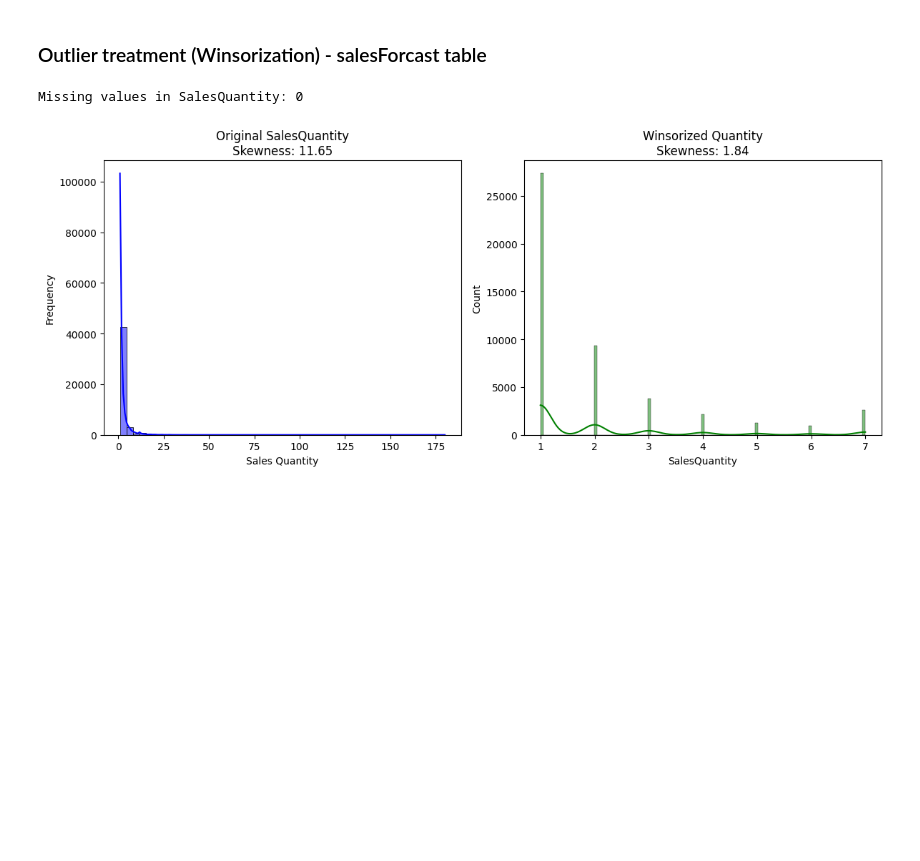
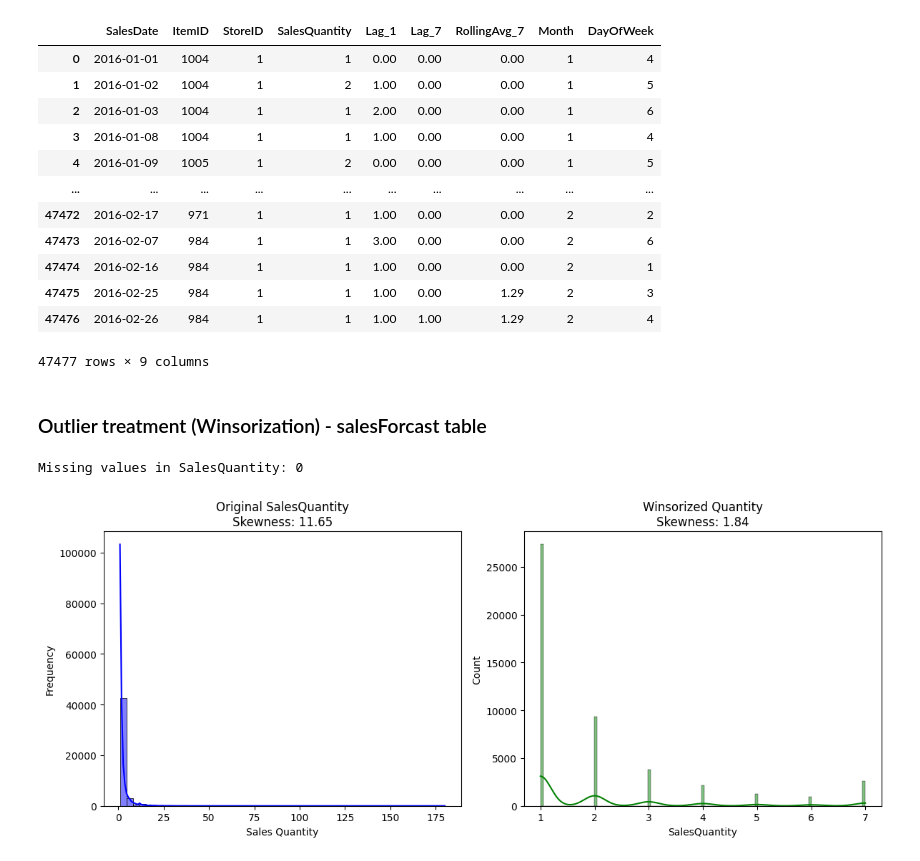
Before and after one commit to BeardedSeal77/MLG382_CYO_Project, a Jupyter notebook: Notebooks/DataPrep/Data_outlier_treatment.ipynb, the cells around one changed output. Cells and saved outputs as stored; diff of their text form; code cells hidden in the pictures; blank space fills up the shorter version.

Commit message:
Initial sales forecast model

```diff
--- a/Notebooks/DataPrep/Data_outlier_treatment.ipynb
+++ b/Notebooks/DataPrep/Data_outlier_treatment.ipynb
@@ -1,18 +1,34 @@
 # %%
 import pandas as pd
 import numpy as np
 from scipy.stats.mstats import winsorize
 import matplotlib.pyplot as plt
 import seaborn as sns
 
 # Set display options
 pd.set_option('display.max_columns', None)
 pd.set_option('display.width', 1000)
 pd.set_option('display.float_format', '{:.2f}'.format)
 
 # Load the datasets
 leadTime = pd.read_csv('../../Data/Prepped/lead_time_data.csv')
 salesForecast = pd.read_csv('../../Data/Prepped/sales_forecast_data.csv')
+
+salesForecast
+# %% [output]
+|  | SalesDate | ItemID | StoreID | SalesQuantity | Lag_1 | Lag_7 | RollingAvg_7 | Month | DayOfWeek |
+| 0 | 2016-01-01 | 1004 | 1 | 1 | 0.00 | 0.00 | 0.00 | 1 | 4 |
+| 1 | 2016-01-02 | 1004 | 1 | 2 | 1.00 | 0.00 | 0.00 | 1 | 5 |
+| 2 | 2016-01-03 | 1004 | 1 | 1 | 2.00 | 0.00 | 0.00 | 1 | 6 |
+| 3 | 2016-01-08 | 1004 | 1 | 1 | 1.00 | 0.00 | 0.00 | 1 | 4 |
+| 4 | 2016-01-09 | 1005 | 1 | 2 | 0.00 | 0.00 | 0.00 | 1 | 5 |
+| ... | ... | ... | ... | ... | ... | ... | ... | ... | ... |
+| 47472 | 2016-02-17 | 971 | 1 | 1 | 1.00 | 0.00 | 0.00 | 2 | 2 |
+| 47473 | 2016-02-07 | 984 | 1 | 1 | 3.00 | 0.00 | 0.00 | 2 | 6 |
+| 47474 | 2016-02-16 | 984 | 1 | 1 | 1.00 | 0.00 | 0.00 | 2 | 1 |
+| 47475 | 2016-02-25 | 984 | 1 | 1 | 1.00 | 0.00 | 1.29 | 2 | 3 |
+| 47476 | 2016-02-26 | 984 | 1 | 1 | 1.00 | 1.00 | 1.29 | 2 | 4 |
+47477 rows × 9 columns
 # %% [markdown]
 ### Outlier treatment (Winsorization) - salesForcast table
 # %%
```
Also changed, not shown: parts of 2 cells of this notebook, 5 other files.
